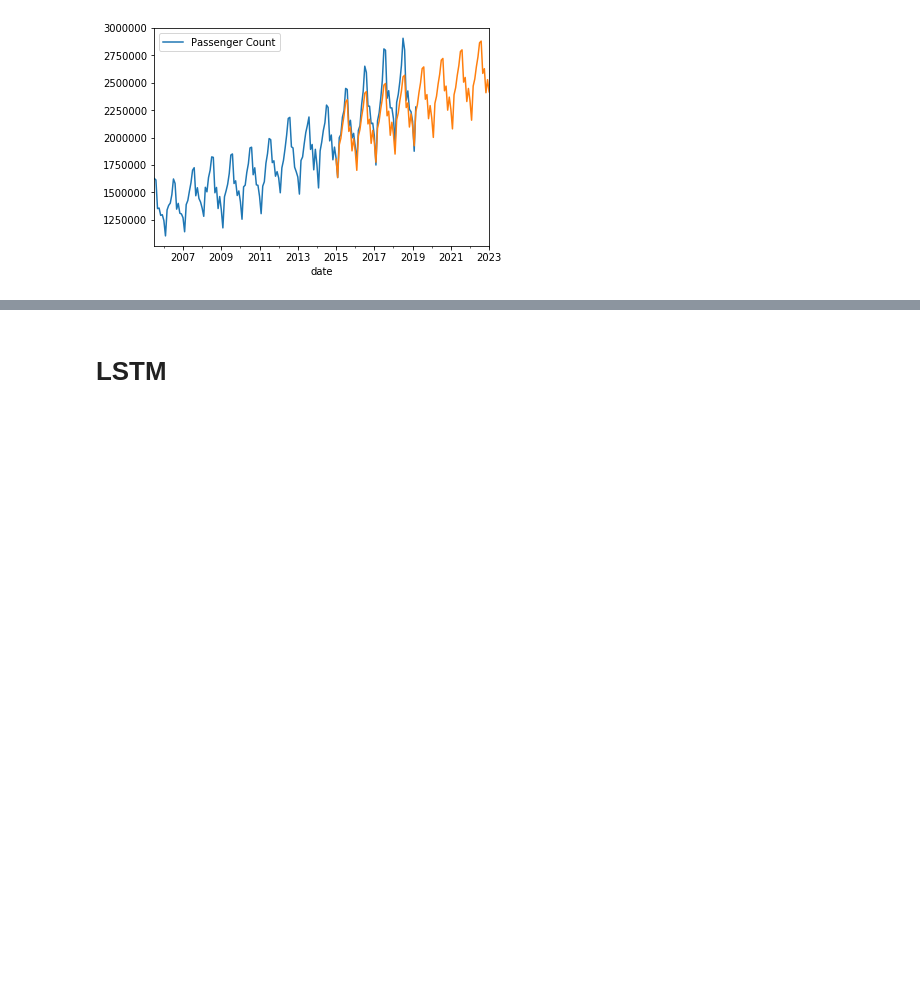
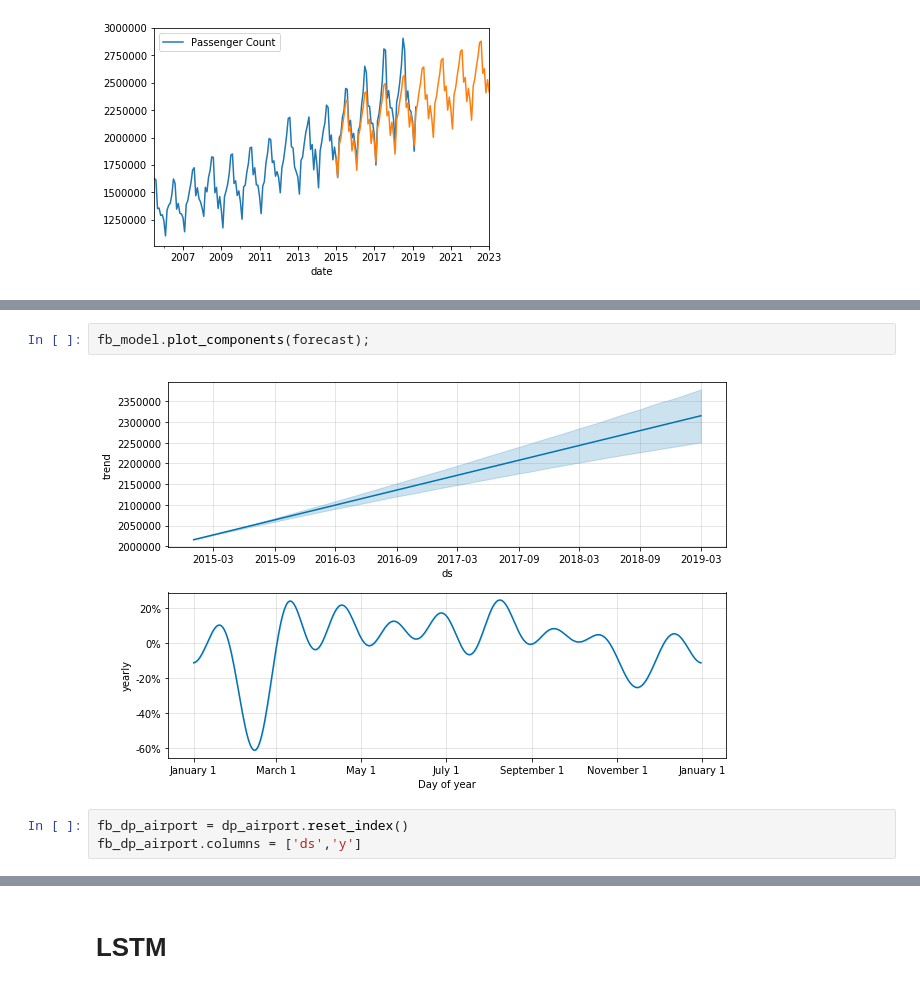
Before and after one commit to Alexandre987/SFO_Time_Series, a Jupyter notebook: Demand_Forecasting.ipynb, the cells around one changed output, grey strips where cells are left out. Drawn from its saved outputs; the diff is of its cells as text; blank space fills up the shorter version.

```diff
--- a/Demand_Forecasting.ipynb
+++ b/Demand_Forecasting.ipynb
@@ -564,0 +672,7 @@ final_sarima_prediction.plot()
+# %%
+fb_model.plot_components(forecast);
+# %% [output]
+[figure, added]
+# %%
+fb_dp_airport = dp_airport.reset_index()
+fb_dp_airport.columns = ['ds','y']
```
Also changed, not shown: parts of 32 cells of this notebook.
